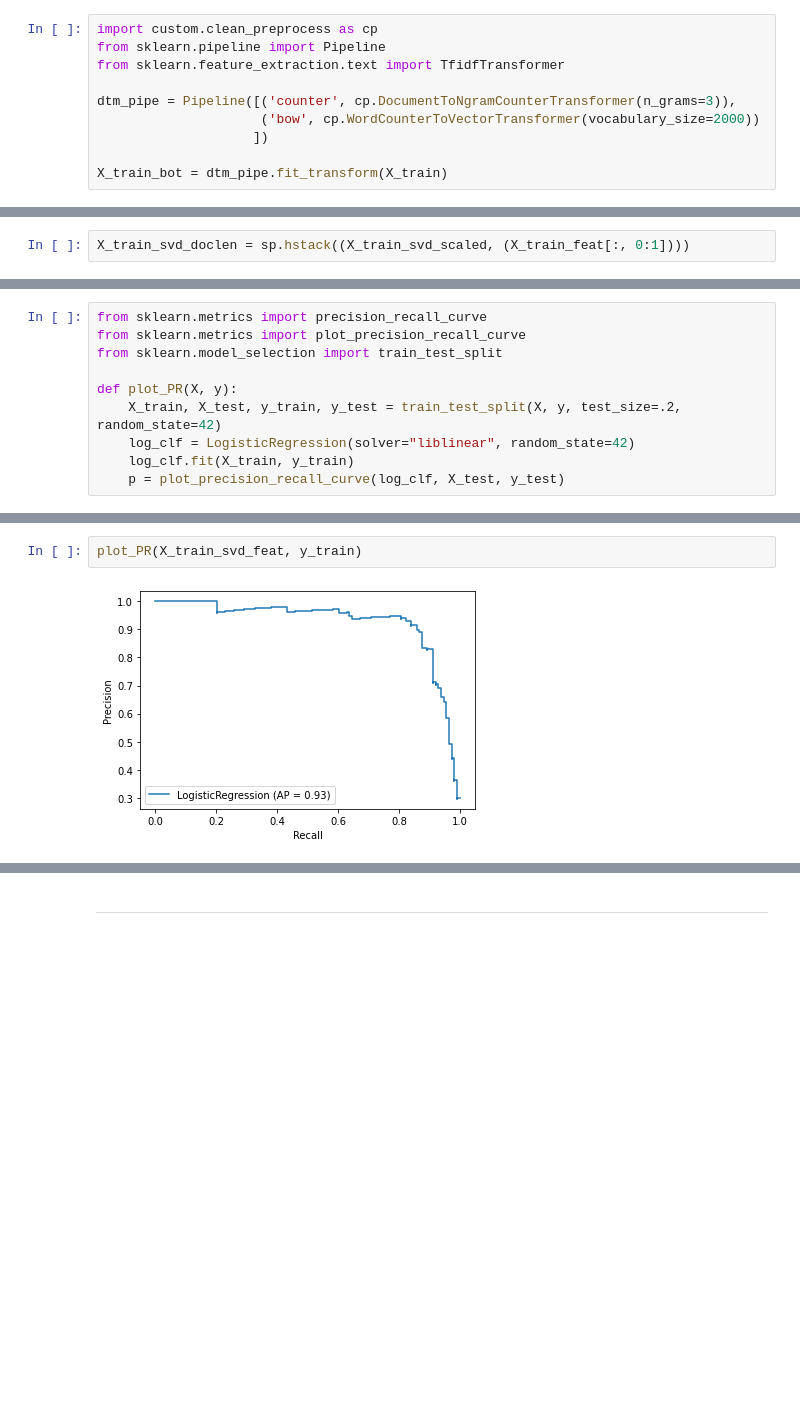
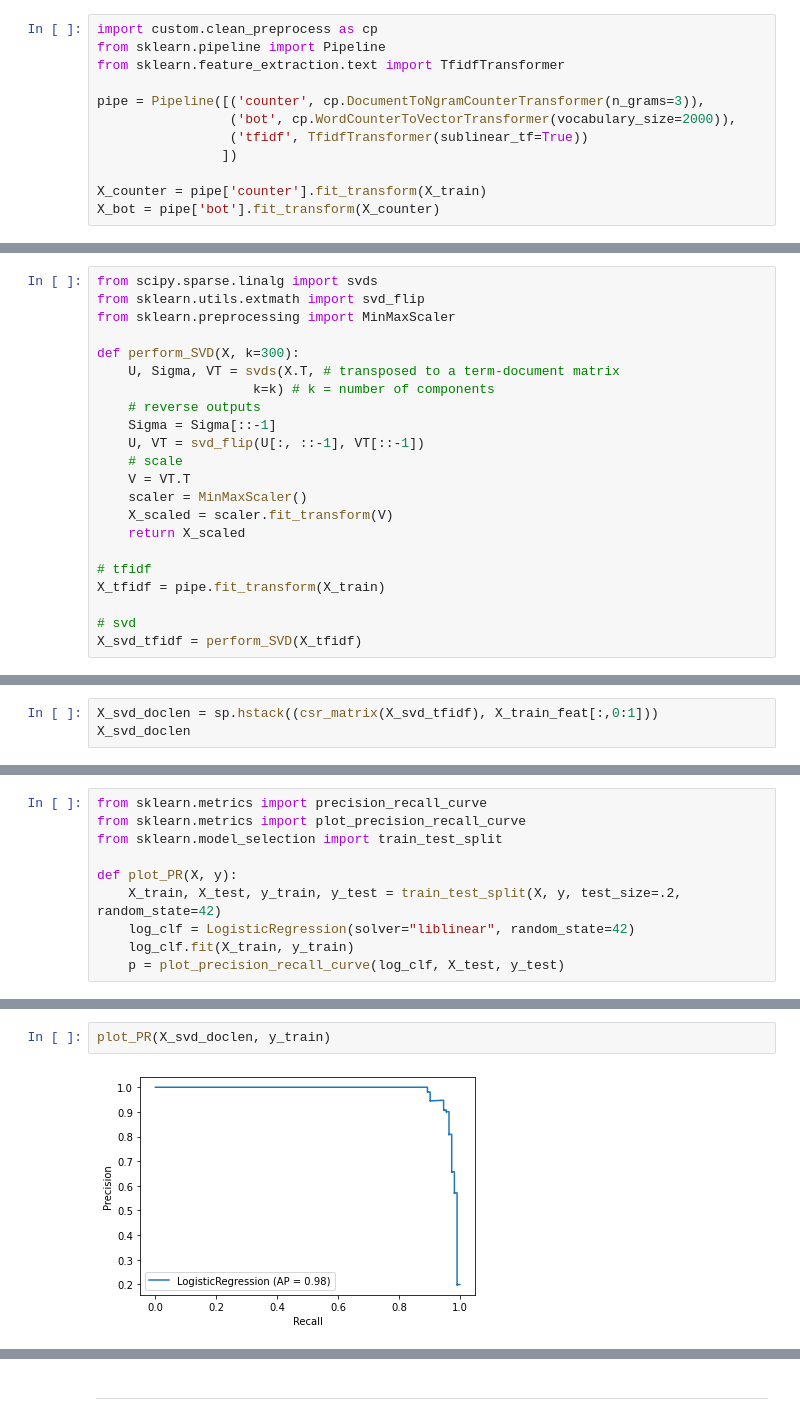
Before and after one commit to BigBangData/NaturalLanguageProcessing, a Jupyter notebook: TextAnalyticsWithR/08_ComparingRepresentations.ipynb, the cells around one changed output, grey strips where cells are left out. Drawn from its saved outputs; the diff is of its cells as text; blank space fills up the shorter version.

```diff
--- a/TextAnalyticsWithR/08_ComparingRepresentations.ipynb
+++ b/TextAnalyticsWithR/08_ComparingRepresentations.ipynb
@@ -91,8 +98,10 @@ import custom.clean_preprocess as cp
 from sklearn.pipeline import Pipeline
 from sklearn.feature_extraction.text import TfidfTransformer
 
-dtm_pipe = Pipeline([('counter', cp.DocumentToNgramCounterTransformer(n_grams=3)),
-                     ('bow', cp.WordCounterToVectorTransformer(vocabulary_size=2000))
-                    ])
+pipe = Pipeline([('counter', cp.DocumentToNgramCounterTransformer(n_grams=3)),
+                 ('bot', cp.WordCounterToVectorTransformer(vocabulary_size=2000)),
+                 ('tfidf', TfidfTransformer(sublinear_tf=True))
+                ])
 
-X_train_bot = dtm_pipe.fit_transform(X_train)
+X_counter = pipe['counter'].fit_transform(X_train)
+X_bot = pipe['bot'].fit_transform(X_counter)
@@ -99 +112,23 @@ X_train_bot = dtm_pipe.fit_transform(X_train)
+# %%
+from scipy.sparse.linalg import svds
+from sklearn.utils.extmath import svd_flip
+from sklearn.preprocessing import MinMaxScaler
+
+def perform_SVD(X, k=300):
+    U, Sigma, VT = svds(X.T, # transposed to a term-document matrix
+                    k=k) # k = number of components
+    # reverse outputs
+    Sigma = Sigma[::-1]
+    U, VT = svd_flip(U[:, ::-1], VT[::-1])
+    # scale
+    V = VT.T
+    scaler = MinMaxScaler()
+    X_scaled = scaler.fit_transform(V)
+    return X_scaled
+
+# tfidf
+X_tfidf = pipe.fit_transform(X_train)
+
+# svd
+X_svd_tfidf = perform_SVD(X_tfidf)
 # %% [markdown]
@@ -140,2 +164,3 @@ X_train_svd_feat = sp.hstack((X_train_svd_scaled, X_train_feat))
 # %%
-X_train_svd_doclen = sp.hstack((X_train_svd_scaled, (X_train_feat[:, 0:1])))
+X_svd_doclen = sp.hstack((csr_matrix(X_svd_tfidf), X_train_feat[:,0:1]))
+X_svd_doclen
@@ -296,4 +311,4 @@ plot_PR(X_train_svd_scaled, y_train)
 # %%
-plot_PR(X_train_svd_feat, y_train)
+plot_PR(X_svd_doclen, y_train)
 # %% [output]
-[figure, old version]
+[figure, new version]
```
Also changed, not shown: parts of 42 cells of this notebook, 4 other files.
